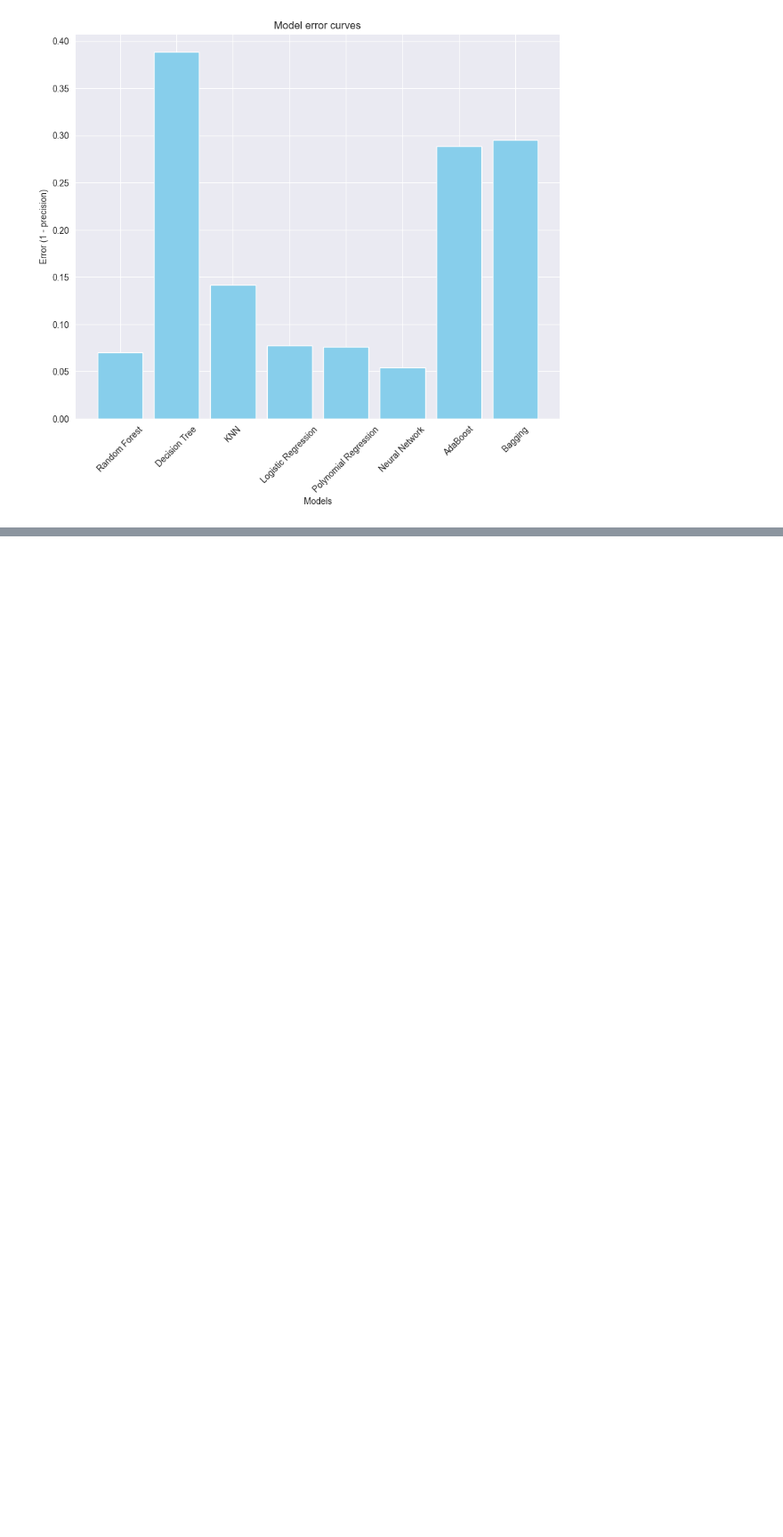
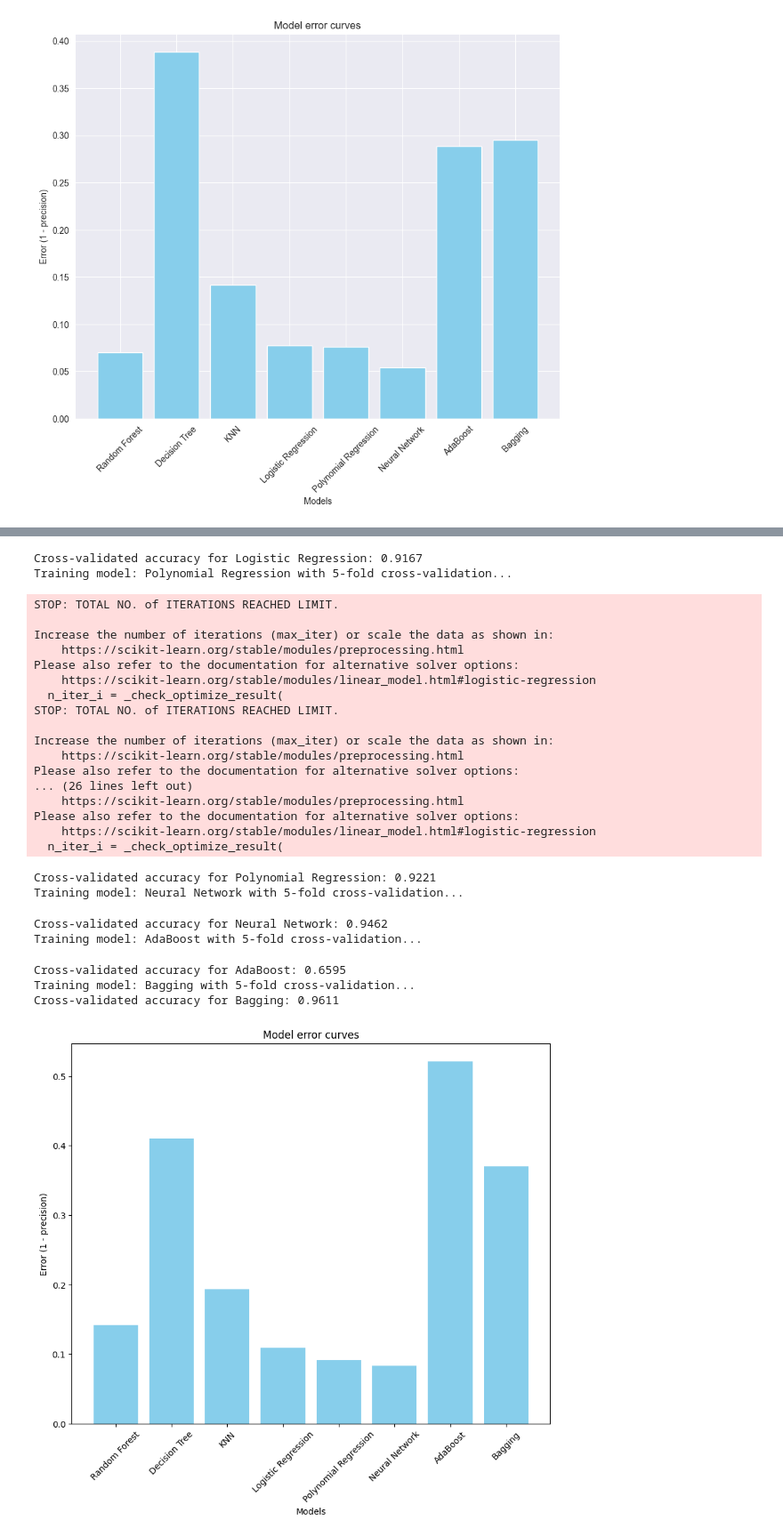
Before and after one commit to theOneOps/first-project-ML-supervised-learning, a Jupyter notebook: visualising_preprocessing.ipynb, the cells around one changed output, grey strips where cells are left out. Shown at 89% size. Drawn from its saved outputs; the diff is of its cells as text; code cells hidden in the pictures; blank space fills up the shorter version.

```diff
--- a/visualising_preprocessing.ipynb
+++ b/visualising_preprocessing.ipynb
@@ -601,0 +635,2 @@ training_instance.plot_error_curves()
+# %%
+training_instance = Training(X_resampled, X_test_normalized, y_resampled, y_test)
@@ -601,0 +641,4 @@ training_instance.plot_error_curves()
+# %%
+training_instance.initialize_all_models()
+training_instance.train_all_without_cv()
+training_instance.plot_error_curves()
@@ -601,0 +668,4 @@ training_instance.plot_error_curves()
+# %%
+number_of_folds = 3
+training_instance.train_all_models_with_cv(number_of_folds)
+training_instance.plot_error_curves()
@@ -601,0 +713,5 @@ training_instance.plot_error_curves()
+# %%
+number_of_folds = 5
+training_instance.train_all_models_with_cv(number_of_folds)
+training_instance.plot_error_curves()
+# %% [output]
@@ -601,0 +732,27 @@ training_instance.plot_error_curves()
+Cross-validated accuracy for Logistic Regression: 0.9167
+Training model: Polynomial Regression with 5-fold cross-validation...
+STOP: TOTAL NO. of ITERATIONS REACHED LIMIT.
+
+Increase the number of iterations (max_iter) or scale the data as shown in:
+    https://scikit-learn.org/stable/modules/preprocessing.html
+Please also refer to the documentation for alternative solver options:
+    https://scikit-learn.org/stable/modules/linear_model.html#logistic-regression
+  n_iter_i = _check_optimize_result(
+STOP: TOTAL NO. of ITERATIONS REACHED LIMIT.
+
+Increase the number of iterations (max_iter) or scale the data as shown in:
+    https://scikit-learn.org/stable/modules/preprocessing.html
+Please also refer to the documentation for alternative solver options:
+... (26 lines left out)
+    https://scikit-learn.org/stable/modules/preprocessing.html
+Please also refer to the documentation for alternative solver options:
+    https://scikit-learn.org/stable/modules/linear_model.html#logistic-regression
+  n_iter_i = _check_optimize_result(
+Cross-validated accuracy for Polynomial Regression: 0.9221
+Training model: Neural Network with 5-fold cross-validation...
+Cross-validated accuracy for Neural Network: 0.9462
+Training model: AdaBoost with 5-fold cross-validation...
+Cross-validated accuracy for AdaBoost: 0.6595
+Training model: Bagging with 5-fold cross-validation...
+Cross-validated accuracy for Bagging: 0.9611
+[figure, added]
```
Also changed, not shown: parts of 32 cells of this notebook, 2 other files.
